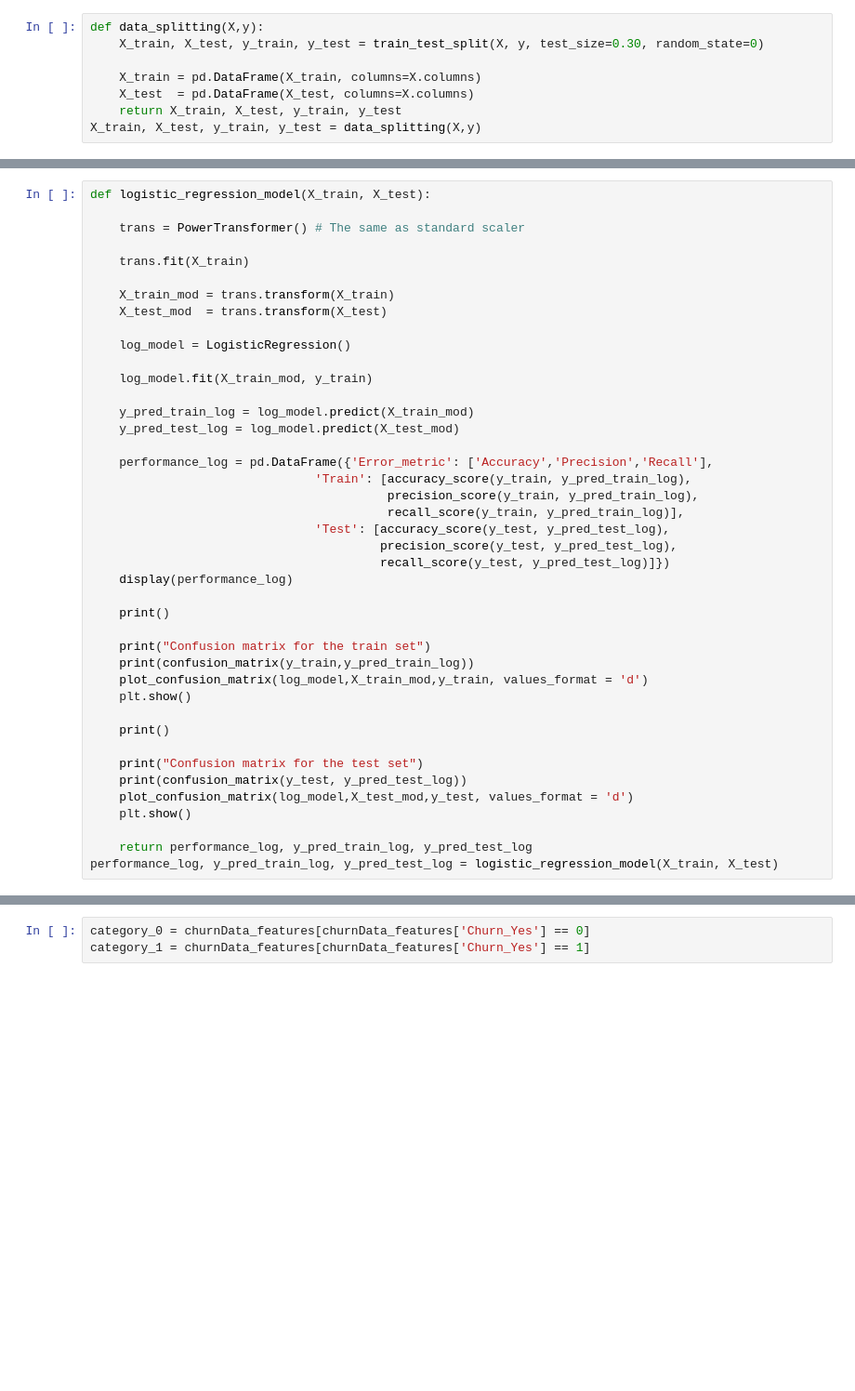
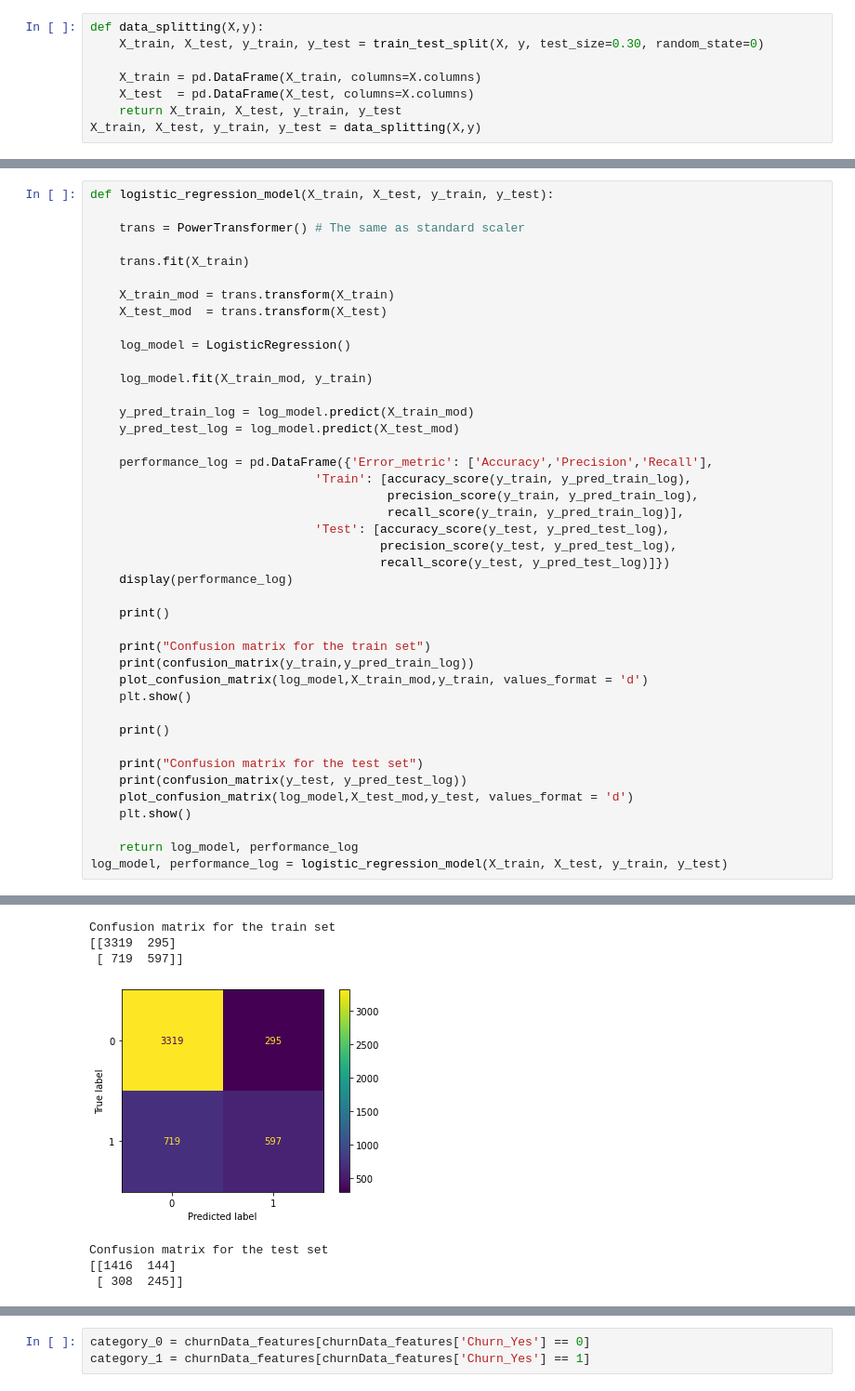
Before and after one commit to ZZN0412/LABS, a Jupyter notebook: Classification_Handling_Logistic_Regression_Imbalanced_data.ipynb, the cells around one changed output, grey strips where cells are left out. Shown at 93% size. Saved outputs shown, nothing was run; the diff lists cells and outputs as text; blank space fills up the shorter version.

```diff
--- a/Classification_Handling_Logistic_Regression_Imbalanced_data.ipynb
+++ b/Classification_Handling_Logistic_Regression_Imbalanced_data.ipynb
@@ -104,5 +238,5 @@ X_train, X_test, y_train, y_test = data_splitting(X,y)
 # %%
-def logistic_regression_model(X_train, X_test):
+def logistic_regression_model(X_train, X_test, y_train, y_test):
 
     trans = PowerTransformer() # The same as standard scaler
 
@@ -141,5 +275,6 @@ def logistic_regression_model(X_train, X_test):
     plot_confusion_matrix(log_model,X_test_mod,y_test, values_format = 'd')
     plt.show()
 
-    return performance_log, y_pred_train_log, y_pred_test_log
-performance_log, y_pred_train_log, y_pred_test_log = logistic_regression_model(X_train, X_test)
+    return log_model, performance_log
+log_model, performance_log = logistic_regression_model(X_train, X_test, y_train, y_test)
+# %% [output]
@@ -145,0 +285,7 @@ performance_log, y_pred_train_log, y_pred_test_log = logistic_regression_model(X
+Confusion matrix for the train set
+[[3319  295]
+ [ 719  597]]
+[figure, added]
+Confusion matrix for the test set
+[[1416  144]
+ [ 308  245]]
```
Also changed, not shown: parts of 115 cells of this notebook.
